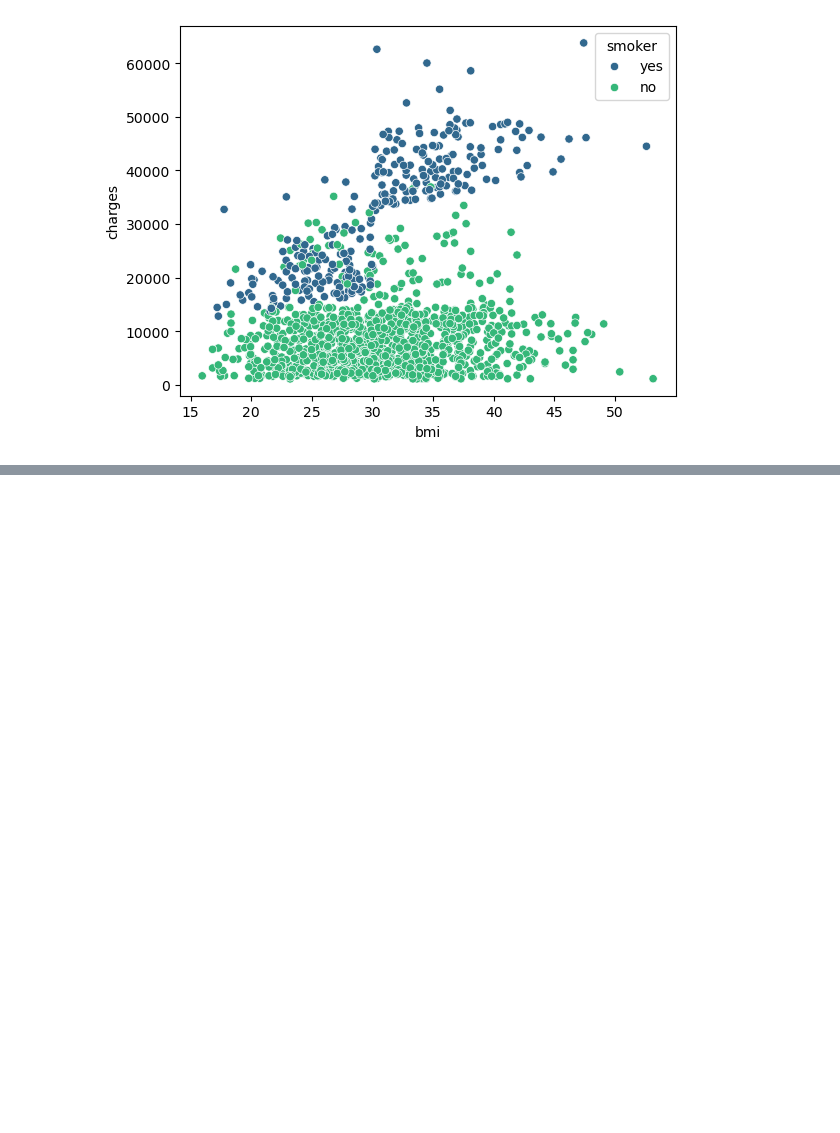
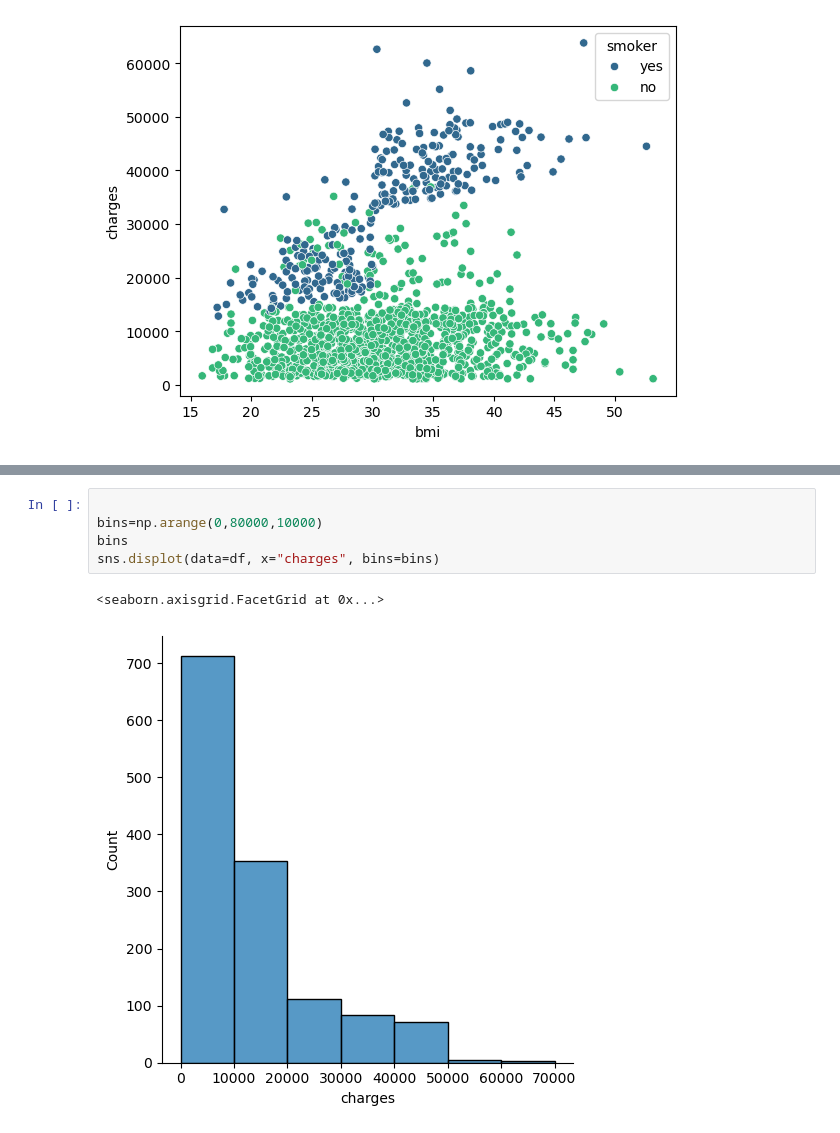
Before and after one commit to adamxszczepanski/SQL-and-ML-Projects, a Jupyter notebook: InsurancePrediction -1 ML model/Insurance prediction project ML.ipynb, the cells around one changed output, grey strips where cells are left out. Cells and saved outputs as stored; diff of their text form; blank space fills up the shorter version.

```diff
--- a/InsurancePrediction -1 ML model/Insurance prediction project ML.ipynb
+++ b/InsurancePrediction -1 ML model/Insurance prediction project ML.ipynb
@@ -79,0 +93,8 @@ sns.scatterplot(data=df, x="bmi" , y="charges", hue="smoker", palette="viridis")
+# %%
+
+bins=np.arange(0,80000,10000)
+bins
+sns.displot(data=df, x="charges", bins=bins)
+# %% [output]
+<seaborn.axisgrid.FacetGrid at 0x...>
+[figure, added]
```
Also changed, not shown: parts of 6 cells of this notebook.
